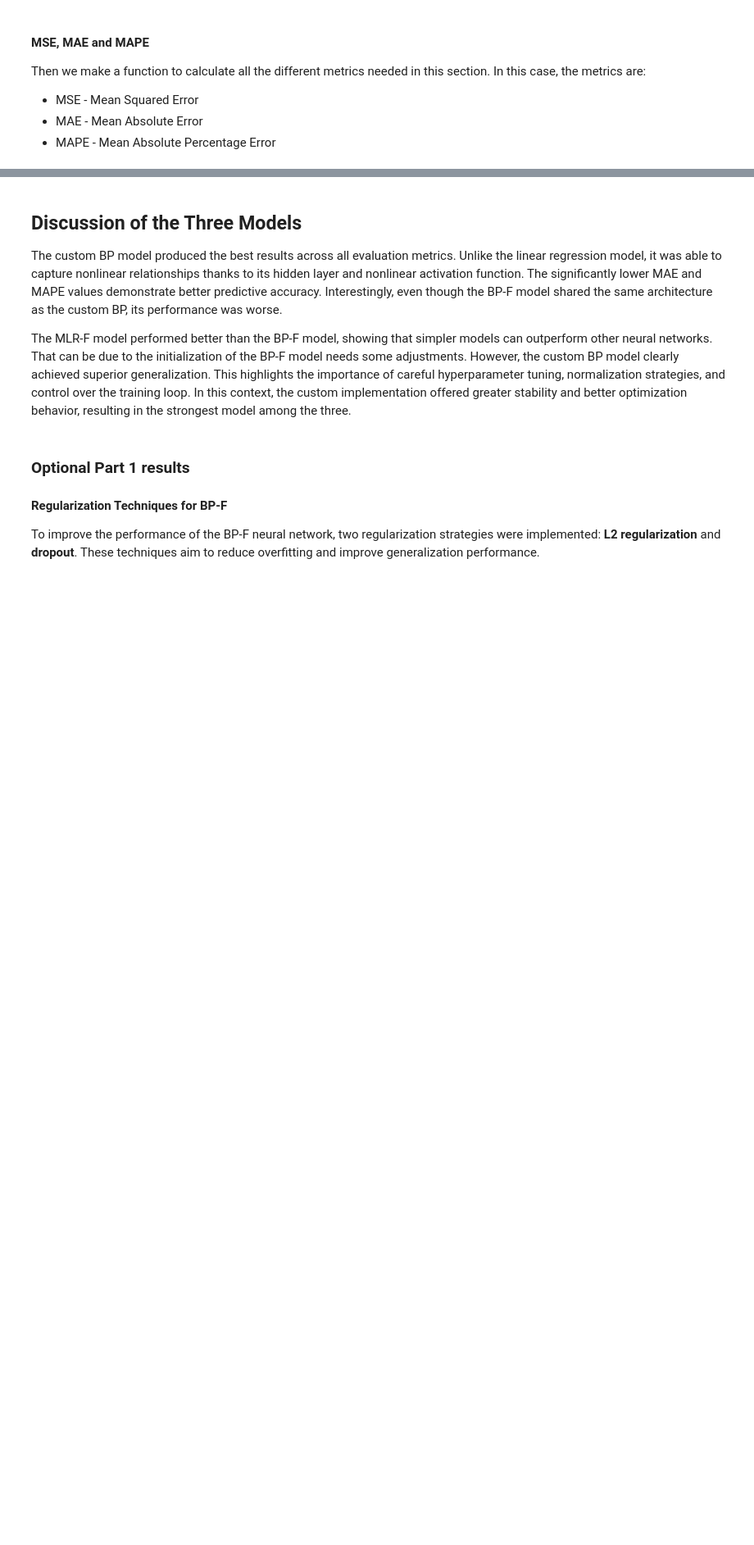
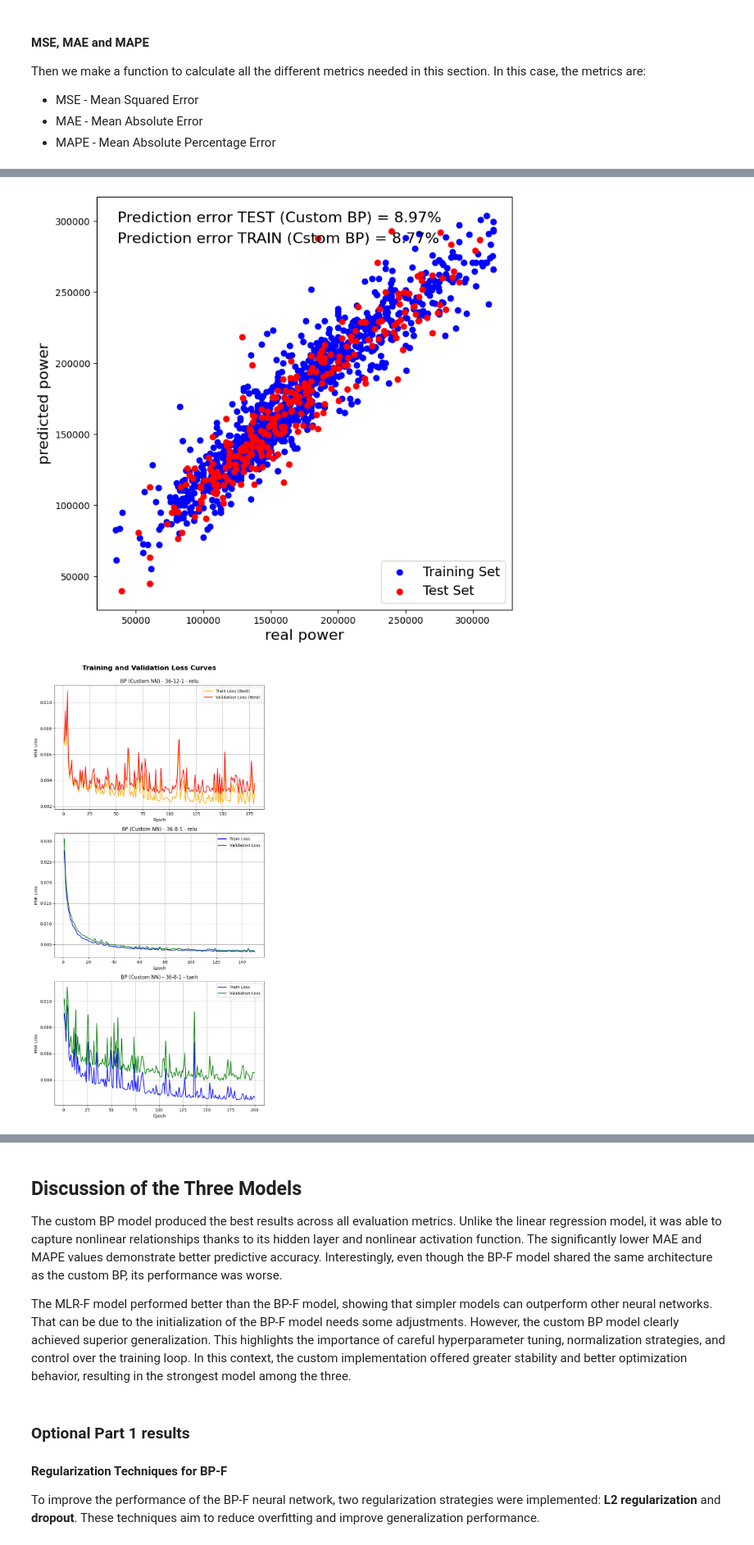
Before and after one commit to valeriapgil/HousePrices, a Jupyter notebook: Part3PracNec.ipynb, the cells around one changed output, grey strips where cells are left out. Shown at 82% size. Drawn from its saved outputs; the diff is of its cells as text; code cells hidden in the pictures; blank space fills up the shorter version.

```diff
--- a/Part3PracNec.ipynb
+++ b/Part3PracNec.ipynb
@@ -427,8 +481,8 @@ ax.scatter(y_test_den, results_list[0]["Pred Test"], c='red', label='Test Set')
 ax.set_xlabel("real power", fontsize=16)
 ax.set_ylabel("predicted power", fontsize=16)
 
-ax.text(0.05, 0.9, "Prediction error TEST (MLR) = %.2f%%\n" % err_nn_train, transform=ax.transAxes, fontsize=16)
-ax.text(0.05, 0.85, "Prediction error TRAIN (MLR) = %.2f%%\n" % err_nn_test, transform=ax.transAxes, fontsize=16)
+ax.text(0.05, 0.9, "Prediction error TEST (Custom BP) = %.2f%%\n" % err_nn_train, transform=ax.transAxes, fontsize=16)
+ax.text(0.05, 0.85, "Prediction error TRAIN (Cstom BP) = %.2f%%\n" % err_nn_test, transform=ax.transAxes, fontsize=16)
 
 # Add a legend to the plot
 ax.legend(loc='lower right', fontsize=14)
@@ -439,31 +493,34 @@ plt.show()
 # Plot the training and validation curves for three different set of hyperparameters (indicating the best one of all of them)
 other_runs = [res for res in custom_results if not np.array_equal(res['Pred Test'], best_metrics_bp['Pred Test'])]
 runs_to_plot = [best_metrics_bp] + other_runs[:2]
 
 plt.figure(figsize=(8, 5 * len(runs_to_plot)))
 
 for idx, run in enumerate(runs_to_plot):
     train_losses = run['Train Losses']
     val_losses = run['Test Losses']
     epochs = range(1, len(train_losses) + 1)
 
     # Highlight the best run
     is_best = run is best_metrics_bp
     color_train = 'orange' if is_best else 'blue'
     color_val = 'red' if is_best else 'green'
     label_train = 'Train Loss (Best)' if is_best else 'Train Loss'
     label_val = 'Validation Loss (Best)' if is_best else 'Validation Loss'
 
     plt.subplot(len(runs_to_plot), 1, idx + 1)
     plt.plot(epochs, train_losses, label=label_train, color=color_train)
     plt.plot(epochs, val_losses, label=label_val, color=color_val)
     plt.xlabel('Epoch')
     plt.ylabel('MSE Loss')
     plt.title(f"{run['Model']} - {format_layers(run.get('Layers'))} - {run['Activation']}")
     plt.legend()
     plt.grid(True)
 
 plt.tight_layout()
 plt.suptitle("Training and Validation Loss Curves", fontsize=16, fontweight='bold', y=1.02)
 plt.show()
+# %% [output]
+[figure, added]
+[figure, added]
 # %% [markdown]
```
Also changed, not shown: parts of 28 cells of this notebook.
